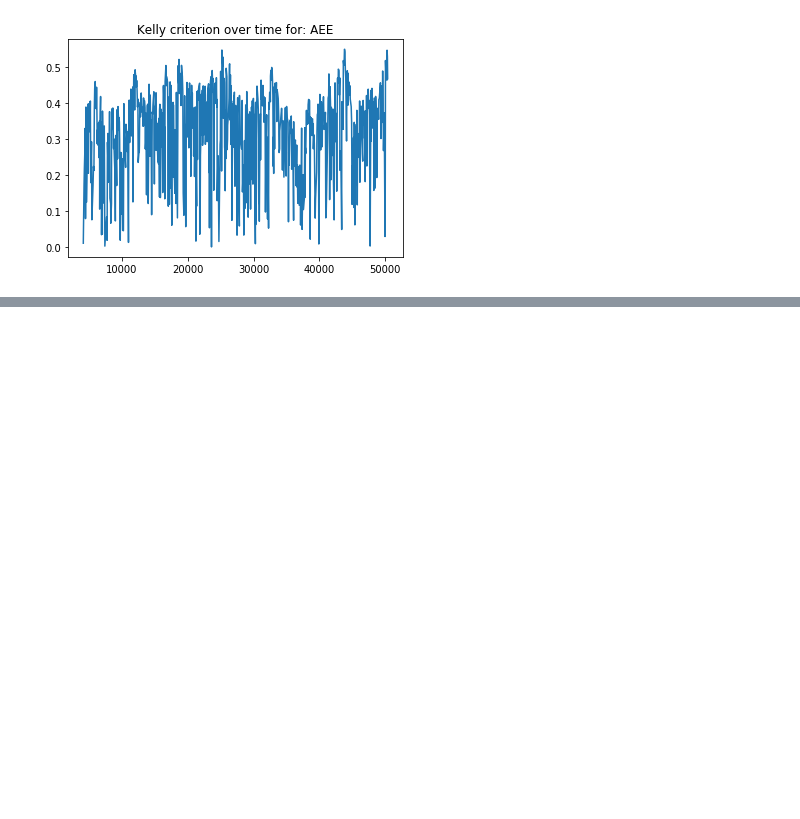
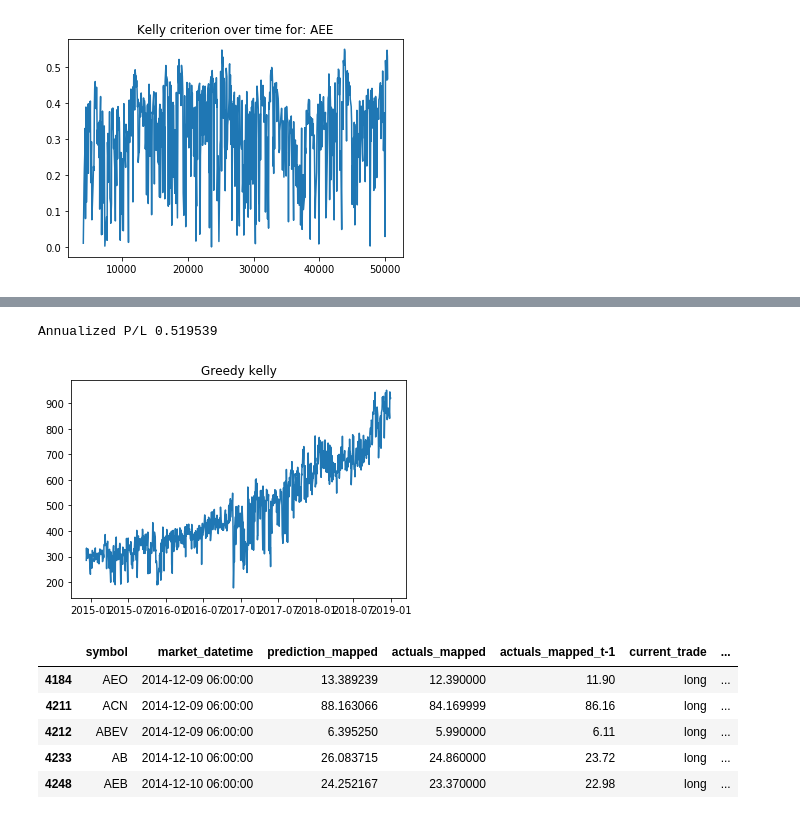
Before and after one commit to rbetzler/fun-times-in-python, a Jupyter notebook: finance/data_science/exploration/20200120_lstm.ipynb, the cells around one changed output, grey strips where cells are left out. Drawn from its saved outputs; the diff is of its cells as text; code cells hidden in the pictures; blank space fills up the shorter version.

```diff
--- a/finance/data_science/exploration/20200120_lstm.ipynb
+++ b/finance/data_science/exploration/20200120_lstm.ipynb
@@ -572,0 +362,27 @@ tensor([[0.9825, 0.9911, 0.9659, 0.9863, 0.9672, 0.9814, 0.9794, 0.9914, 0.9667,
+# %%
+positions = financial_utils.n_largest_kelly(trades,
+                                            price='actuals_mapped',
+                                            profits='actual_profits',
+                                            kelly='quarter_kelly'
+                                           )
+# %%
+annualized_return = financial_utils.annualized_return(
+    positions.groupby('market_datetime').sum()['position'][0],
+    positions.groupby('market_datetime').sum()['position'][-1],
+    len(positions.groupby('market_datetime')))
+print('Annualized P/L ' + str(round(annualized_return, 6)))
+
+plt.title('Greedy kelly')
+plt.plot(positions.groupby('market_datetime').sum()['position'])
+plt.show()
+
+positions.head()
+# %% [output]
+Annualized P/L 0.519539
+[figure, added]
+|  | symbol | market_datetime | prediction_mapped | actuals_mapped | actuals_mapped_t-1 | current_trade | ... |
+| 4184 | AEO | 2014-12-09 06:00:00 | 13.389239 | 12.390000 | 11.90 | long | ... |
+| 4211 | ACN | 2014-12-09 06:00:00 | 88.163066 | 84.169999 | 86.16 | long | ... |
+| 4212 | ABEV | 2014-12-09 06:00:00 | 6.395250 | 5.990000 | 6.11 | long | ... |
+| 4233 | AB | 2014-12-10 06:00:00 | 26.083715 | 24.860000 | 23.72 | long | ... |
+| 4248 | AEB | 2014-12-10 06:00:00 | 24.252167 | 23.370000 | 22.98 | long | ... |
```
Also changed, not shown: parts of 15 cells of this notebook, 1 other file.
